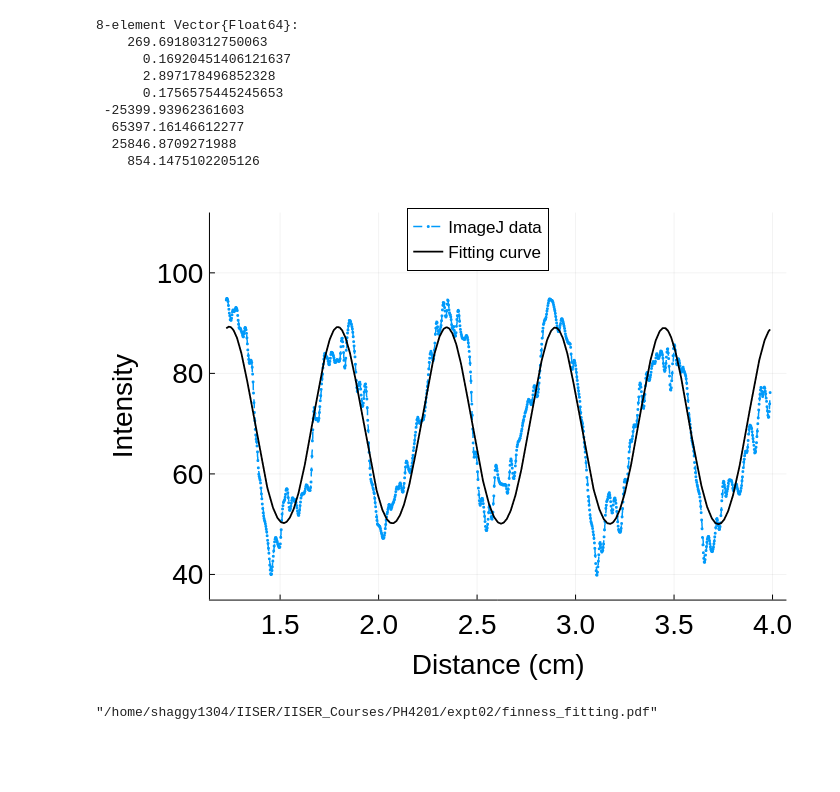
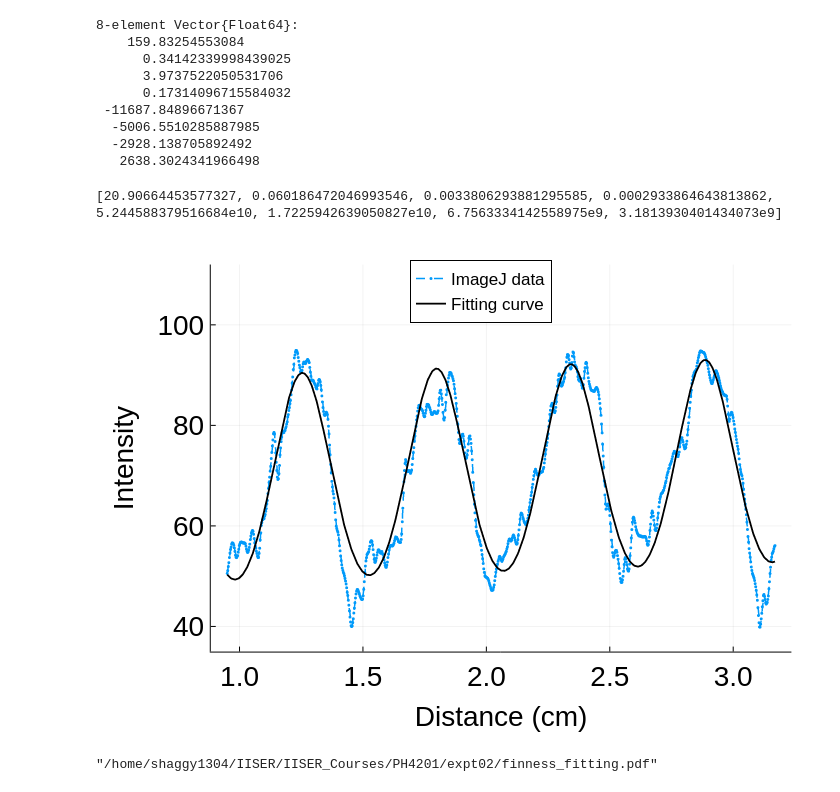
Before and after one commit to LoneWolf1304/PH4201, a Jupyter notebook: expt02/fitting.ipynb, the cells around one changed output. Saved outputs shown, nothing was run; the diff lists cells and outputs as text; code cells hidden in the pictures; blank space fills up the shorter version.

```diff
--- a/expt02/fitting.ipynb
+++ b/expt02/fitting.ipynb
@@ -27,3 +8,8 @@ A = readdlm("hi.dat")
 # %%
 x = A[2:end,1]
 y = A[2:end,2];
+
+ind = findall(x->x>=1.55 && x<=3.07, x)
+display(plot(x[10:end-10],y[10:end-10]))
+x = x[ind];
+y=y[ind];
@@ -30,6 +18,3 @@ y = A[2:end,2];
-# %%
-x =x[93:end-120]
-y = y[93:end-120];
 # %%
 # Fringe function
 fringe(x, A,B,C,D) = @. A*(1/(1+B*sin((x-C)/D)^2))
@@ -42,36 +27,45 @@ model(L, p) = fringe(L, p[1], p[2], p[3], p[4]) .+
               gaussian(L, p[5], p[6], p[7]) .+
               p[8]
 p0 = [
-    60.0,
-    8.2,
-    3.1,
-    0.2,
+    64.0,
+    0.35,
+    4.08,
+    0.186,
     4.0,
     0.28,
-    16.0/sqrt(2),
+    18.0/sqrt(2),
     26.0
     ]
 fit = curve_fit(model, x,y, p0)
 fit.param
 # %% [output]
 8-element Vector{Float64}:
-    269.69180312750063
-      0.16920451406121637
-      2.897178496852328
-      0.1756575445245653
- -25399.93962361603
-  65397.16146612277
-  25846.8709271988
-    854.1475102205126
+    159.83254553084
+      0.34142339998439025
+      3.9737522050531706
+      0.17314096715584032
+ -11687.84896671367
+  -5006.5510285887985
+  -2928.138705892492
+   2638.3024341966498
+# %%
+println(standard_errors(fit))
+# %% [output]
+[20.90664453577327, 0.060186472046993546, 0.0033806293881295585, 0.0002933864643813862, 5.244588379516684e10, 1.7225942639050827e10, 6.7563334142558975e9, 3.1813930401434073e9]
 # %%
+x = A[2:end,1]
+y = A[2:end,2];
+ind = findall(x->x>=0.95 && x<=3.17, x)
+x=x[ind]
+y=y[ind]
 plot(x,y, label="ImageJ data", lw=1.5, ls=:dash, marker=:circle, ms=1.5, msw=0.0, guidefontsize=20, tickfontsize=20, legendfontsize=12)
 plot!(x, model(x, fit.param), label="Fitting curve", c=:black, lw=1.8, legend=:top)
 #plot!(x, model(x,p0))
 xlabel!("Distance (cm)")
 ylabel!("Intensity")
 ylims!(35,112)
 # %% [output]
-[figure, old version]
+[figure, new version]
 # %%
 savefig("finness_fitting.pdf")
 # %% [output]
```
Also changed, not shown: parts of 4 cells of this notebook, 29 other files.
